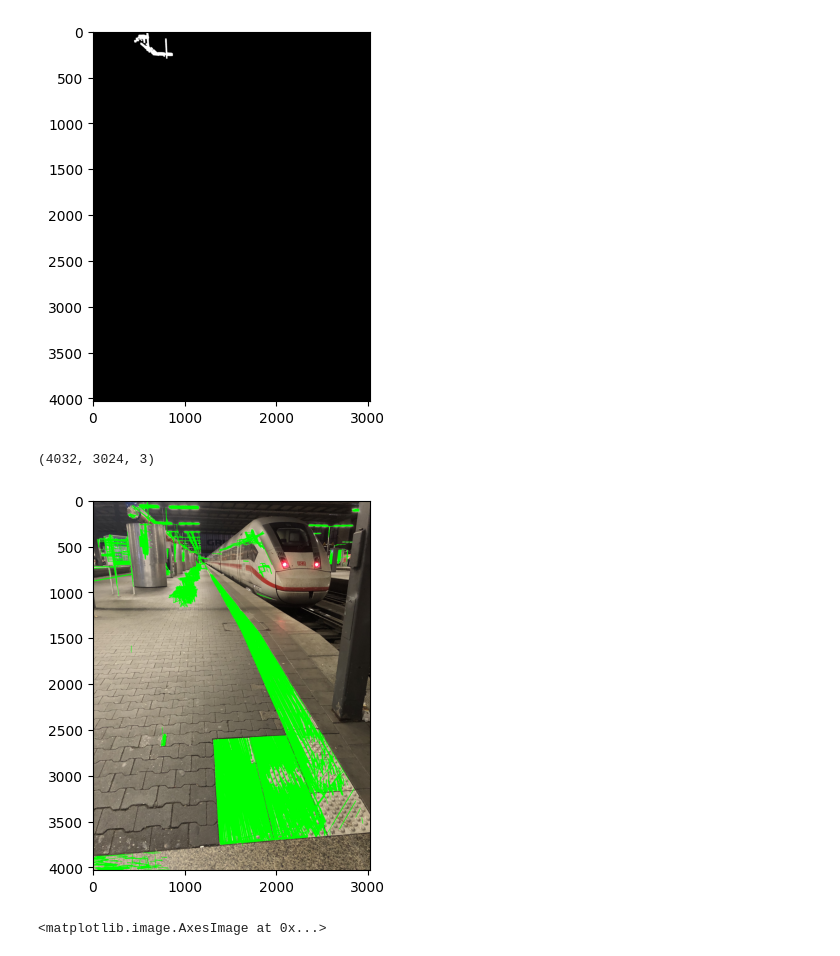
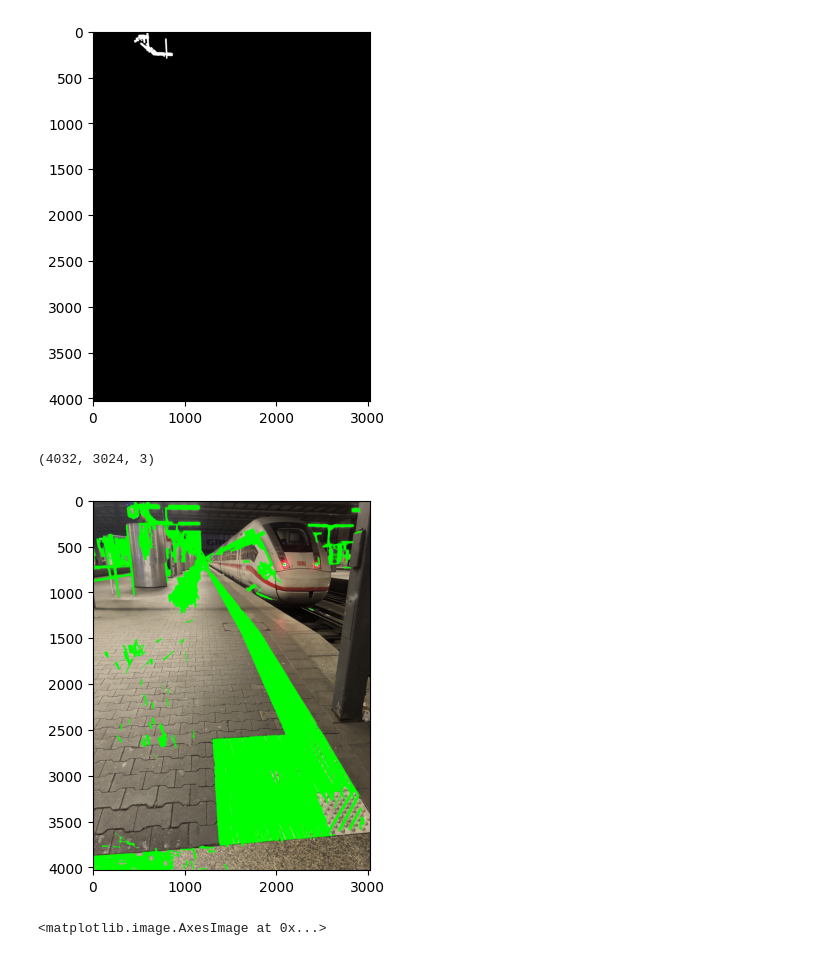
Before and after one commit to hendric-popma/project_bums, a Jupyter notebook: search line canny count.ipynb, the cells around one changed output. Cells and saved outputs as stored; diff of their text form; code cells hidden in the pictures.

```diff
--- a/search line canny count.ipynb
+++ b/search line canny count.ipynb
@@ -5,6 +6,12 @@ import matplotlib.pyplot as plt
 #plt.gray()
 # %%
-image_path = 'C:\\Users\\leonh\\Documents\\GitHub\\project_bums\\Test_Bilder\\MUC_BHF_3.jpg'
+#klappt für:
+#"C:\\Users\\leonh\\Pictures\\BumS\\Projekt\\MucHbf.jpg"
+
+#klappt nicht mit:
+#"C:\\Users\\leonh\\Pictures\\BumS\\Projekt\\MUC_BHF_2.jpg"
+
+image_path = "C:\\Users\\leonh\\Pictures\\BumS\\Projekt\\MUC_BHF_5.jpg"
 img = cv2.imread(image_path)
 plt.imshow(img)
 
@@ -61,5 +136,5 @@ plot_values (gray_values, x_values)
 # %%
-t, seg = cv2.threshold(img_blur,200,255,cv2.THRESH_BINARY_INV)
+t, seg = cv2.threshold(img_b_or_w,thresh_2,255,cv2.THRESH_BINARY)
 plt.imshow(seg)
 print(seg.dtype)
 # %% [output]
@@ -68,5 +207,5 @@ uint8
 # %%
-bw_new = cv2.erode(seg.astype('uint8'), np.ones((3,3)), iterations=7)
+bw_new = cv2.dilate(seg.astype('uint8'), np.ones((3,3)), iterations=7)
 plt.imshow(bw_new)
 # %% [output]
 <matplotlib.image.AxesImage at 0x...>
@@ -74,5 +274,5 @@ plt.imshow(bw_new)
 # %%
-#bw_new=(255-bw_new)
+bw_new=(255-bw_new)
 nr, labels = cv2.connectedComponents(bw_new)
 bw_connect = np.zeros(img.shape)
 bw_connect = (labels==1)
@@ -92,19 +292,19 @@ print(labels)
  [0 0 0 ... 0 0 0]]
 [figure]
 # %%
-linesh = cv2.HoughLinesP(seg, 1, np.pi/180, 60,
+linesh = cv2.HoughLinesP(bw_new, 1, np.pi/180, 60,
                         minLineLength=50, maxLineGap=50)
 
 lines=np.squeeze(linesh)
 img_rgb = cv2.cvtColor(img, cv2.COLOR_BGR2RGB)
 #img_2 = img.copy()
 for (x1,y1,x2,y2) in lines:
     cv2.line(img_rgb, (x1,y1), (x2,y2), (0,255,0), 3)
 plt.imshow(img_rgb)
 img.shape
 # %% [output]
 (4032, 3024, 3)
-[figure, old version]
+[figure, new version]
 # %%
 bw_new = cv2.dilate(seg ,np.ones((3,3)), iterations=4)
 plt.imshow(bw_new)
```
Also changed, not shown: parts of 16 cells of this notebook, 3 other files.
